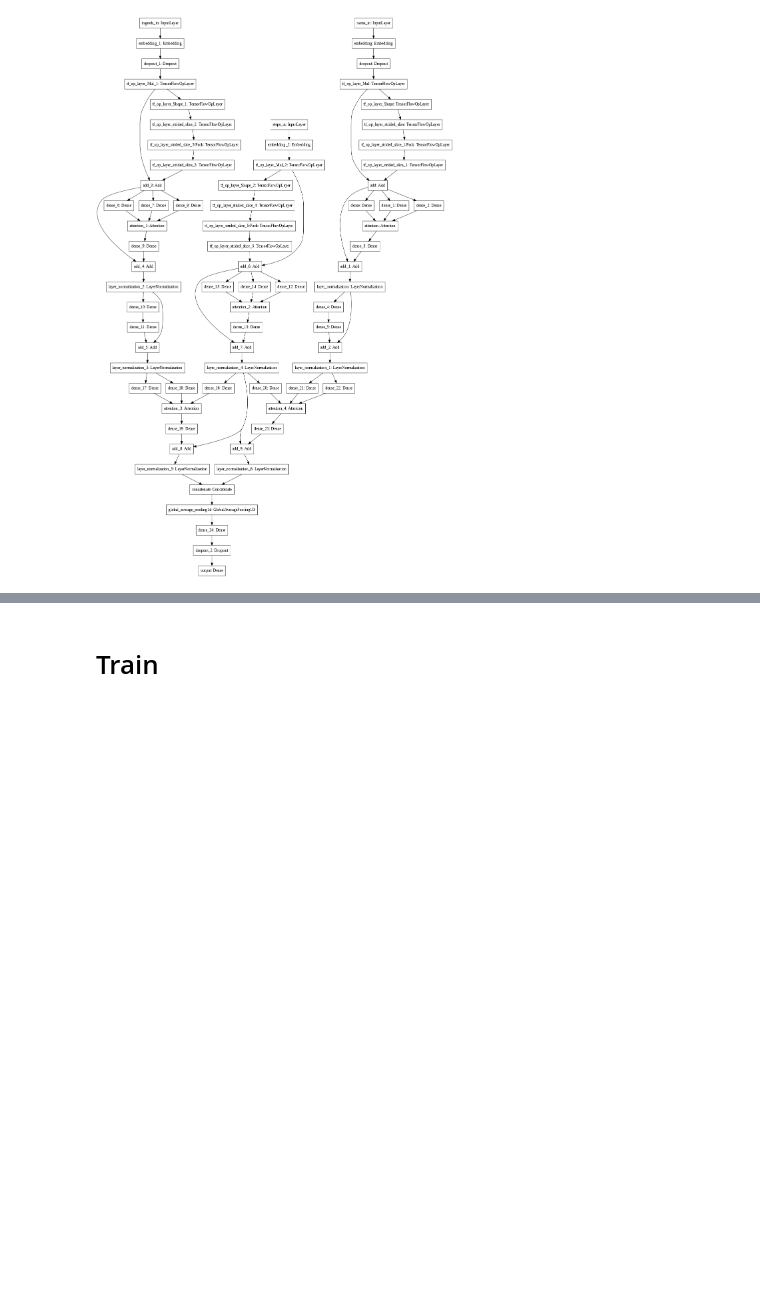
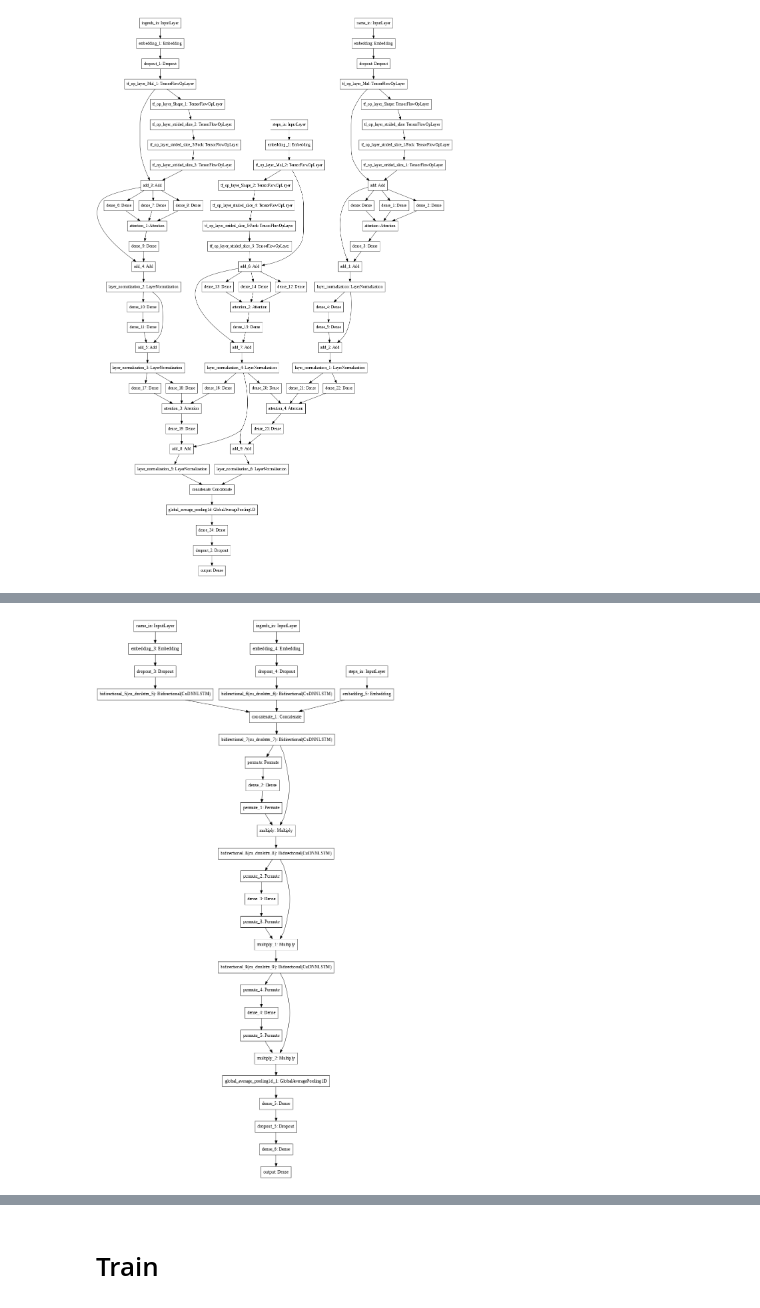
Before and after one commit to TanushGoel/Gordon-RamsAI, a Jupyter notebook: Gordon_RamsAI.ipynb, the cells around one changed output, grey strips where cells are left out. Saved outputs shown, nothing was run; the diff lists cells and outputs as text; code cells hidden in the pictures; blank space fills up the shorter version.

```diff
--- a/Gordon_RamsAI.ipynb
+++ b/Gordon_RamsAI.ipynb
@@ -116,0 +119,8 @@ print(data.steps.iloc[0])
+# %%
+import pandas as pd
+import numpy as np
+
+data = pd.read_csv("gordon_ramsAI_data.csv")
+for col in data.columns:
+    data[col] = data[col].apply(eval)
+data.head()
@@ -329,3 +446,7 @@ tf.keras.utils.plot_model(model, to_file='model.png', show_shapes=False, show_la
+# %%
+tf.keras.utils.plot_model(model, to_file='model.png', show_shapes=False, show_layer_names=True, rankdir='TB', expand_nested=False, dpi=60)
+# %% [output]
+[figure, added]
 # %%
 # ForkNet
 
```
Also changed, not shown: parts of 15 cells of this notebook.
